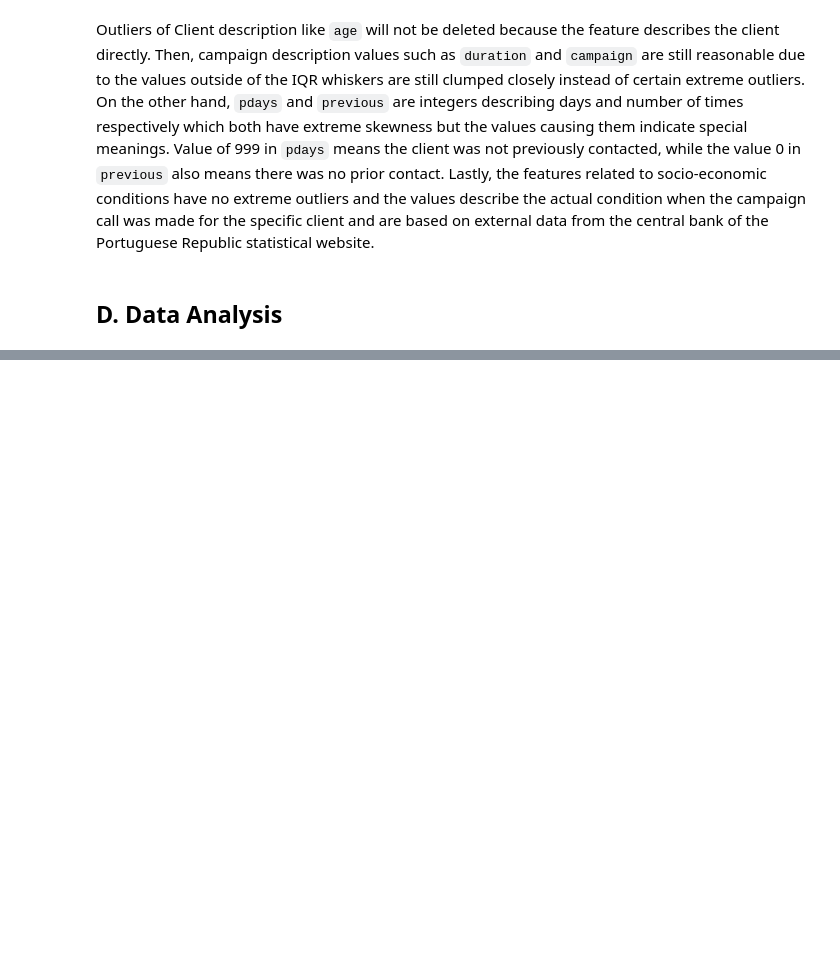
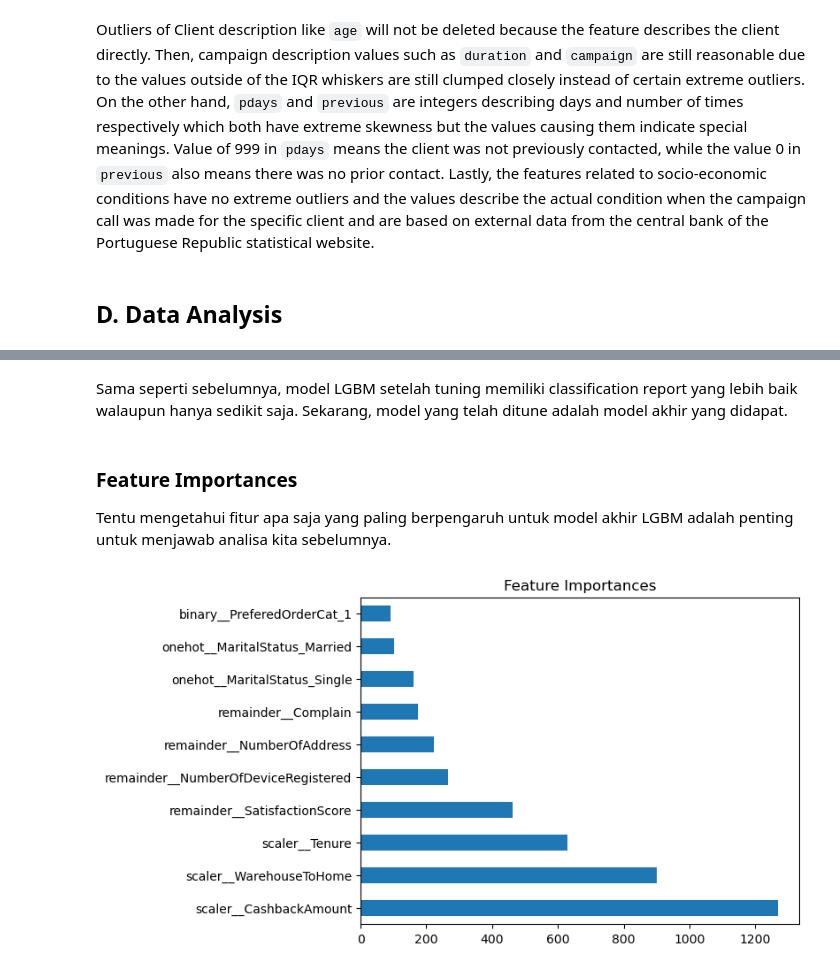
Before and after one commit to robbenrba/finalProject, a Jupyter notebook: finalProject_RobertoB_GrettyM_final.ipynb, the cells around one changed output, grey strips where cells are left out. Drawn from its saved outputs; the diff is of its cells as text; code cells hidden in the pictures; blank space fills up the shorter version.

Commit message:
data prep, modeling initial

```diff
--- a/finalProject_RobertoB_GrettyM_final.ipynb
+++ b/finalProject_RobertoB_GrettyM_final.ipynb
@@ -291,0 +862,22 @@ Outliers of Client description like `age` will not be deleted because the featur
+# %%
+hyperparam_space=[{
+    'model__num_leaves': list(range(21,61,5)), # Semakin besar, semakin tinggi akurasi, bisa overfit
+    'model__min_data_in_leaf': list(range(10,50,5)), # Mencegah overfit
+
+    'model__learning_rate': list(np.round(np.arange(0.01, 0.2, 0.005), 3)), # Semakin kecil, semakin tinggi akurasi
+    'model__num_iterations': list(range(25,275,25)), # Semakin besar, semakin tinggi akurasi
+
+    'model__max_bin': [255] + list(range(200,325,25)), # Semakin besar, semakin tinggi akurasi, bisa memperlambat proses
+
+    'model__lambda_l1': [[0]+list(np.logspace(-5, -1, 5, base=10))], # regularisasi L1 dan L2
+    'model__lambda_l2': [0]+list(np.logspace(-5, -1, 5, base=10)),
+
+    'model__random_state': [123456]
+}]
+# %%
+from sklearn.model_selection import RandomizedSearchCV
+grid = RandomizedSearchCV(estimator, n_iter=100 ,n_jobs=-1, param_distributions=hyperparam_space, scoring='roc_auc', cv=StratifiedKFold(n_splits=10, shuffle=True, random_state=123456))
+# %%
+grid.fit(x_train,y_train)
+print(grid.best_score_)
+print(grid.best_params_)
@@ -291,0 +911,3 @@ Outliers of Client description like `age` will not be deleted because the featur
+# %%
+best_model = grid.best_estimator_
+best_model.fit(x_train, y_train)
@@ -291,0 +1021,2 @@ Outliers of Client description like `age` will not be deleted because the featur
+# %% [markdown]
+Sama seperti sebelumnya, model LGBM setelah tuning memiliki classification report yang lebih baik walaupun hanya sedikit saja. Sekarang,  model yang telah ditune adalah model akhir yang didapat.
@@ -291,0 +1027,10 @@ Outliers of Client description like `age` will not be deleted because the featur
+# %% [markdown]
+### Feature Importances
+
+Tentu mengetahui fitur apa saja yang paling berpengaruh untuk model akhir LGBM adalah penting untuk menjawab analisa kita sebelumnya.
+# %%
+coefFeat = pd.Series(best_model['model'].feature_importances_, transformer.get_feature_names_out()).sort_values(ascending = False).head(10)
+coefFeat.plot(kind='barh', title='Feature Importances')
+plt.show()
+# %% [output]
+[figure, added]
```
Also changed, not shown: parts of 63 cells of this notebook, 1 other file.
